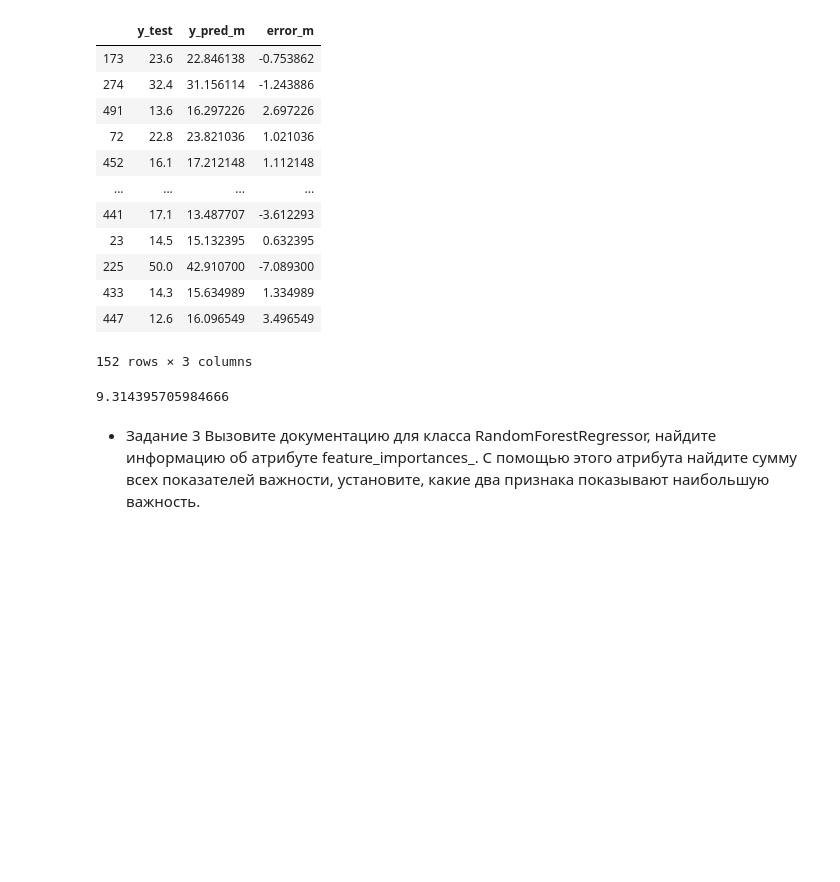
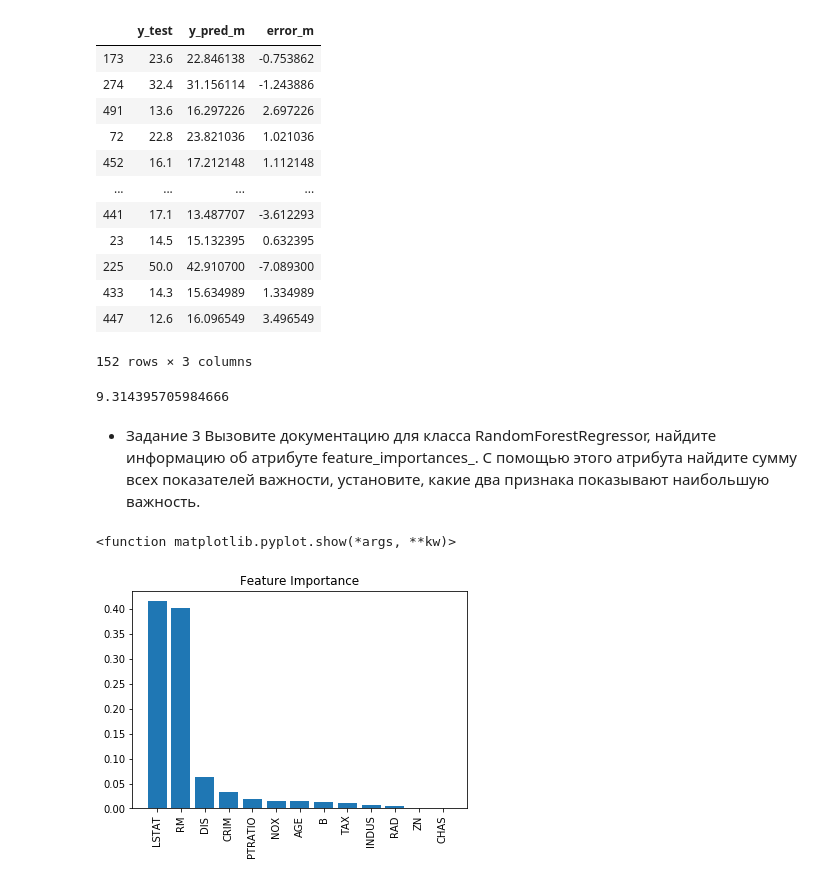
Before and after one commit to gera09/Numpy_Matplotlib_Scikit-learn, a Jupyter notebook: lesson_3_learning_with_teacher.ipynb, the cells around one changed output. Saved outputs shown, nothing was run; the diff lists cells and outputs as text; code cells hidden in the pictures; blank space fills up the shorter version.

```diff
--- a/lesson_3_learning_with_teacher.ipynb
+++ b/lesson_3_learning_with_teacher.ipynb
@@ -276,3 +276,25 @@ initial_mse
 установите, какие два признака показывают наибольшую важность.
 # %%
 ?RandomForestRegressor
+# %%
+import matplotlib.pyplot as plt
+importances = model.feature_importances_
+# Sort feature importances in descending order
+indices = np.argsort(importances)[::-1]
+# Rearrange feature names so they match the sorted feature importances
+names = [x_train.columns[i] for i in indices]
+# Create plot
+plt.figure()
+# Create plot title
+plt.title("Feature Importance")
+# Add bars
+plt.bar(range(x.shape[1]), importances[indices])
+# Add feature names as x-axis labels
+plt.xticks(range(x.shape[1]), names, rotation=90)
+
+# plt.barh(x_train.columns, model.feature_importances_)
+
+plt.show
+# %% [output]
+<function matplotlib.pyplot.show(*args, **kw)>
+[figure, added]
```
Also changed, not shown: parts of 3 cells of this notebook.
